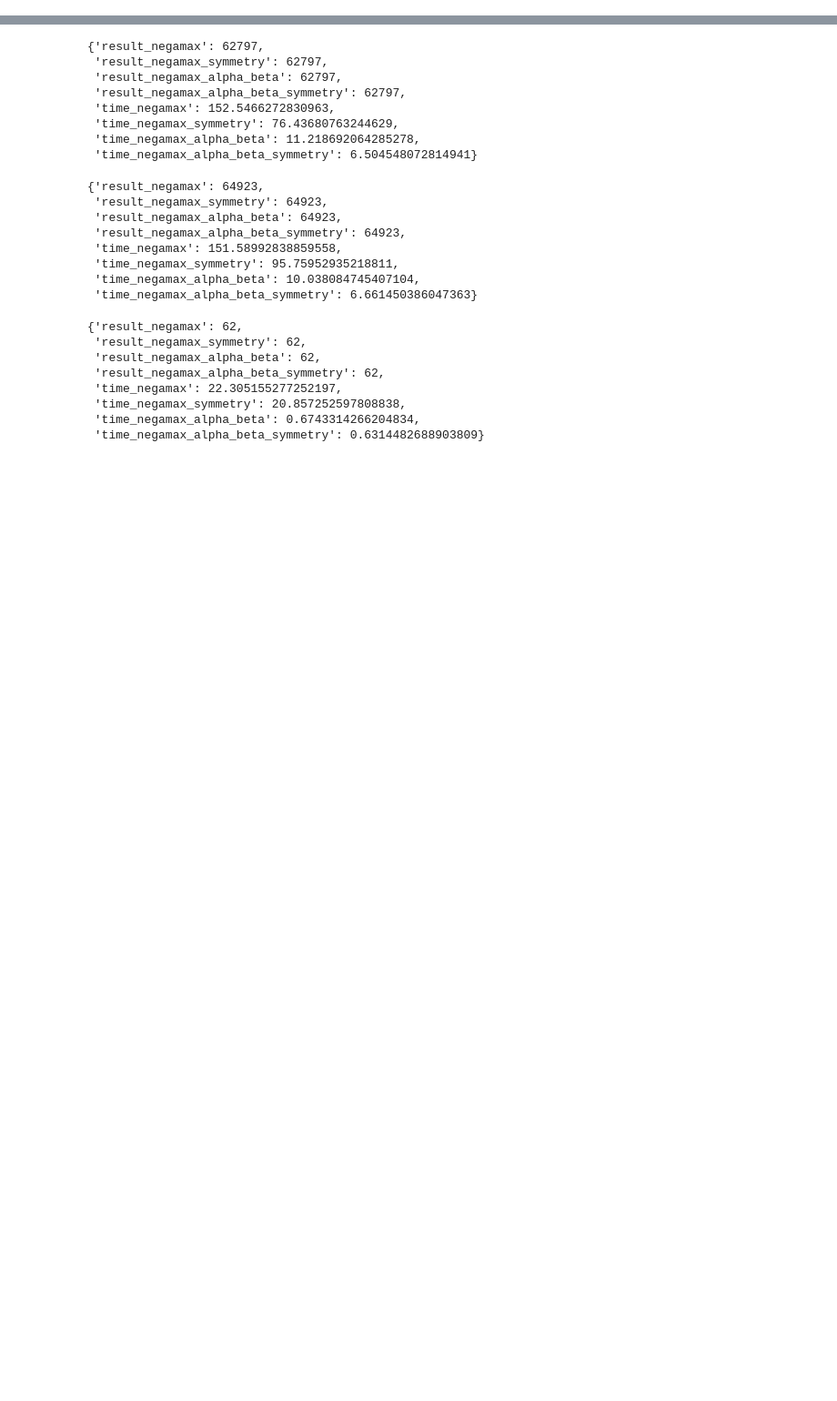
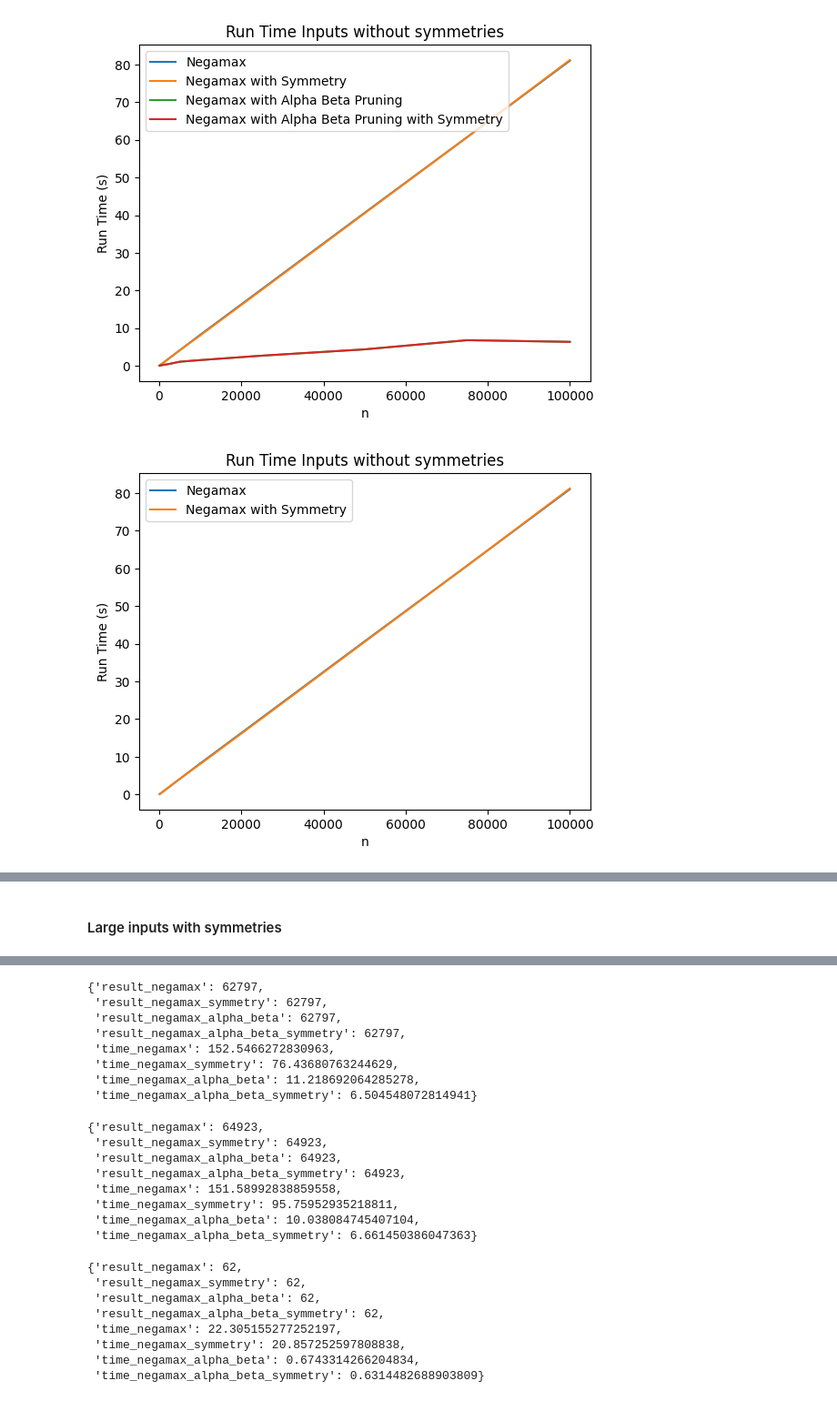
Before and after one commit to ptmdmusique/cs584-684-final, a Jupyter notebook: main.ipynb, the cells around one changed output, grey strips where cells are left out. Shown: that part at 91% size. Saved outputs shown, nothing was run; the diff lists cells and outputs as text; code cells hidden in the pictures; blank space fills up the shorter version.

```diff
--- a/main.ipynb
+++ b/main.ipynb
@@ -224,0 +263,5 @@ def run_all(tree: list[TreeNode], log_output = False):
+# %%
+results_random_sleep = run_all_and_plot(n_list_no_symmetry, True)
+# %% [output]
+[figure, added]
+[figure, added]
@@ -224,0 +269,2 @@ def run_all(tree: list[TreeNode], log_output = False):
+# %% [markdown]
+#### Large inputs with symmetries
```
Also changed, not shown: parts of 23 cells of this notebook.
